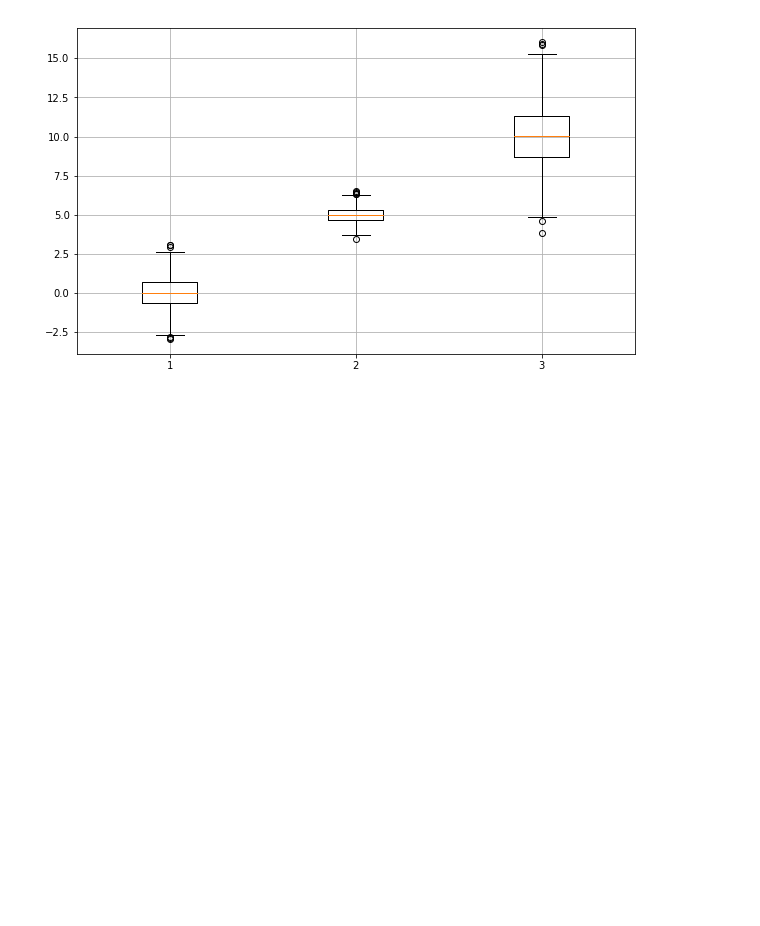
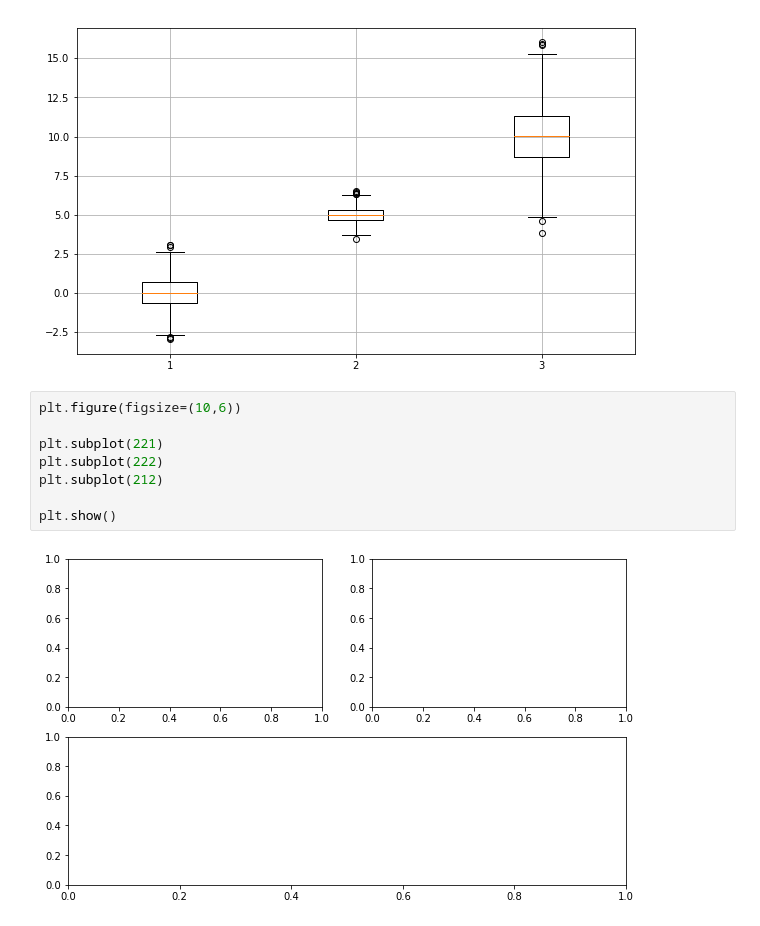
Before and after one commit to lemontia/DataScienceBook, a Jupyter notebook: 모둘학습/1-2. 시각화도구 - Matplotlib.ipynb, the cells around one changed output. Saved outputs shown, nothing was run; the diff lists cells and outputs as text; blank space fills up the shorter version.

```diff
--- a/모둘학습/1-2. 시각화도구 - Matplotlib.ipynb
+++ b/모둘학습/1-2. 시각화도구 - Matplotlib.ipynb
@@ -154,3 +154,13 @@ plt.grid()
 plt.show()
 # %% [output]
 [figure]
+# %%
+plt.figure(figsize=(10,6))
+
+plt.subplot(221)
+plt.subplot(222)
+plt.subplot(212)
+
+plt.show()
+# %% [output]
+[figure, added]
```
Also changed, not shown: parts of 2 cells of this notebook, 12 other files.
